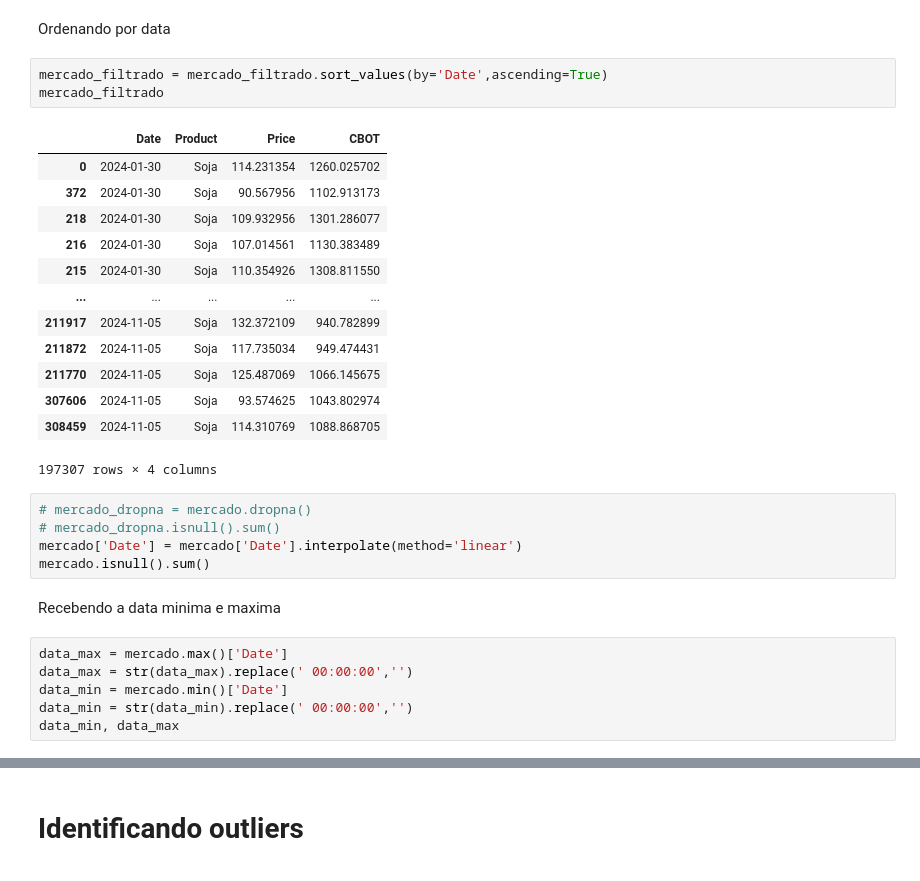
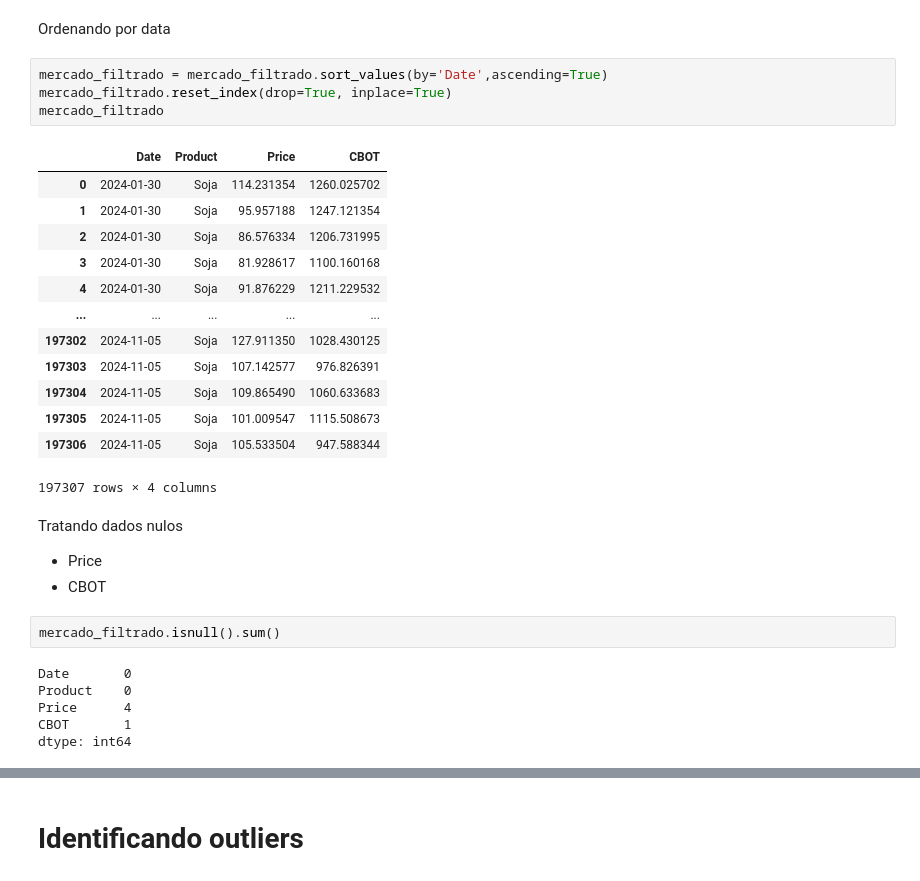
Before and after one commit to Miguelmdcc/Desafio_IA, a Jupyter notebook: Code/main.ipynb, the cells around one changed output, grey strips where cells are left out. Drawn from its saved outputs; the diff is of its cells as text.

Commit message:
Mercado x Dolár e outros tratamentos

```diff
--- a/Code/main.ipynb
+++ b/Code/main.ipynb
@@ -133,31 +139,31 @@ dtype: int64
 Ordenando por data
 # %%
 mercado_filtrado = mercado_filtrado.sort_values(by='Date',ascending=True)
+mercado_filtrado.reset_index(drop=True, inplace=True)
 mercado_filtrado
 # %% [output]
 |  | Date | Product | Price | CBOT |
 | 0 | 2024-01-30 | Soja | 114.231354 | 1260.025702 |
-| 372 | 2024-01-30 | Soja | 90.567956 | 1102.913173 |
-| 218 | 2024-01-30 | Soja | 109.932956 | 1301.286077 |
-| 216 | 2024-01-30 | Soja | 107.014561 | 1130.383489 |
-| 215 | 2024-01-30 | Soja | 110.354926 | 1308.811550 |
+| 1 | 2024-01-30 | Soja | 95.957188 | 1247.121354 |
+| 2 | 2024-01-30 | Soja | 86.576334 | 1206.731995 |
+| 3 | 2024-01-30 | Soja | 81.928617 | 1100.160168 |
+| 4 | 2024-01-30 | Soja | 91.876229 | 1211.229532 |
 | ... | ... | ... | ... | ... |
-| 211917 | 2024-11-05 | Soja | 132.372109 | 940.782899 |
-| 211872 | 2024-11-05 | Soja | 117.735034 | 949.474431 |
-| 211770 | 2024-11-05 | Soja | 125.487069 | 1066.145675 |
-| 307606 | 2024-11-05 | Soja | 93.574625 | 1043.802974 |
-| 308459 | 2024-11-05 | Soja | 114.310769 | 1088.868705 |
+| 197302 | 2024-11-05 | Soja | 127.911350 | 1028.430125 |
+| 197303 | 2024-11-05 | Soja | 107.142577 | 976.826391 |
+| 197304 | 2024-11-05 | Soja | 109.865490 | 1060.633683 |
+| 197305 | 2024-11-05 | Soja | 101.009547 | 1115.508673 |
+| 197306 | 2024-11-05 | Soja | 105.533504 | 947.588344 |
 197307 rows × 4 columns
-# %%
-# mercado_dropna = mercado.dropna()
-# mercado_dropna.isnull().sum()
-mercado['Date'] = mercado['Date'].interpolate(method='linear')
-mercado.isnull().sum()
-# %% [markdown]
-Recebendo a data minima e maxima
-# %%
-data_max = mercado.max()['Date']
-data_max = str(data_max).replace(' 00:00:00','')
-data_min = mercado.min()['Date']
-data_min = str(data_min).replace(' 00:00:00','')
-data_min, data_max
+# %% [markdown]
+Tratando dados nulos
+- Price
+- CBOT
+# %%
+mercado_filtrado.isnull().sum()
+# %% [output]
+Date       0
+Product    0
+Price      4
+CBOT       1
+dtype: int64
```
Also changed, not shown: parts of 38 cells of this notebook.
